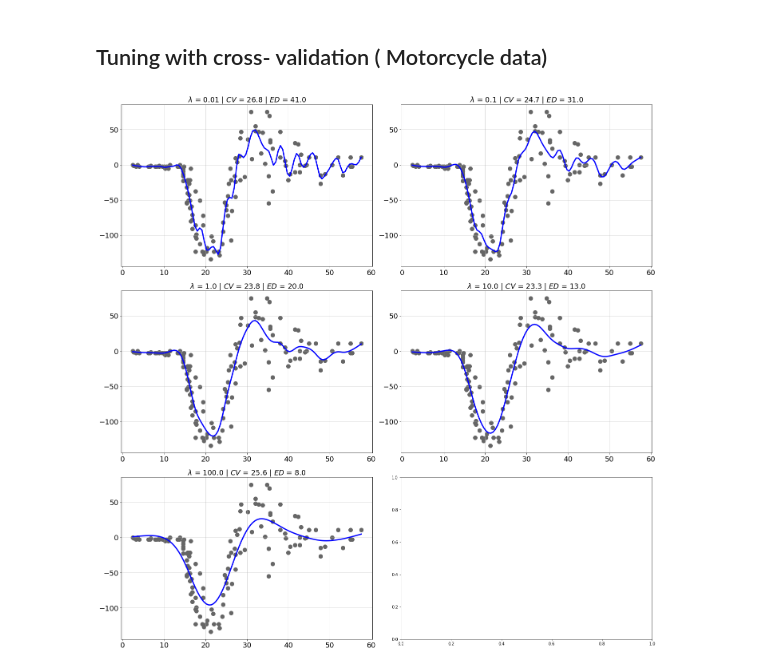
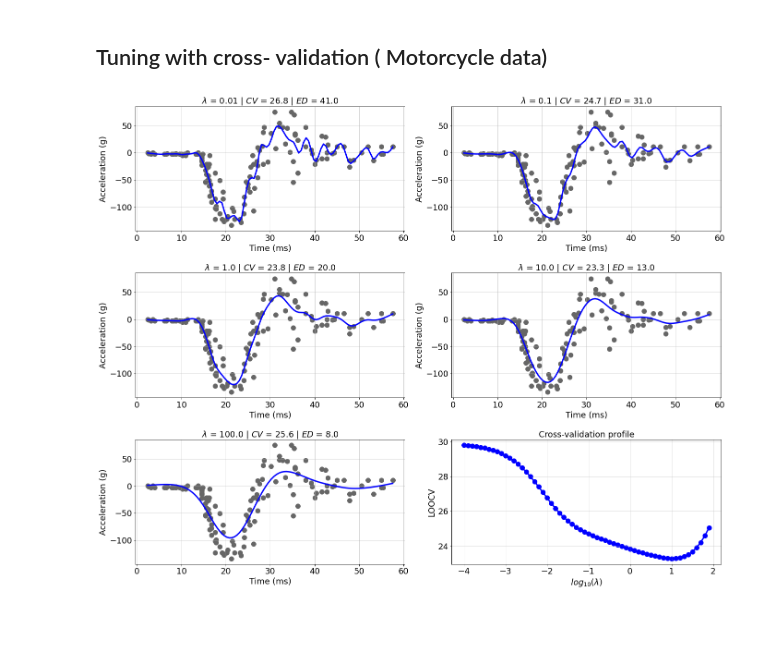
Before and after one commit to LorenzoPratesi/pypspline, a Jupyter notebook: notebooks/tuning_with_cross-validation_Motorcycle_data.ipynb, the cells around one changed output. Drawn from its saved outputs; the diff is of its cells as text; code cells hidden in the pictures; blank space fills up the shorter version.

Commit message:
Tuning with cross validation bug fixed

```diff
--- a/notebooks/tuning_with_cross-validation_Motorcycle_data.ipynb
+++ b/notebooks/tuning_with_cross-validation_Motorcycle_data.ipynb
@@ -11,34 +10,57 @@ p_spline = PSpline()
 # %%
 # Get the data
 mcycle = sm.datasets.get_rdataset('mcycle', 'MASS').data
 x = mcycle.times
 y = mcycle.accel
 
 # Basis parameters
 n_seg = 50
 b_deg = 3
 p_ord = 2
 
 fig_row, fig_col = 3, 2
-fig, axs = plt.subplots(fig_row, fig_col, figsize=(20, 20))
-fig.tight_layout(pad=4.0)
+fig, axs = plt.subplots(fig_row, fig_col, figsize=(20, 16))
+fig.tight_layout(pad=7.0)
 row, col = -1, 0
 
 # Explore 5 lambdas
 alphas = np.array([10 ** x for x in range(-2, 3)])
 F1 = pd.DataFrame({'x': x, 'y': y})
 for k in range(len(alphas)):
     # Fit P-splines
     fit = p_spline.ps_normal(x, y, n_seg=n_seg, b_deg=b_deg, p_ord=p_ord, alpha=alphas[k])
     F2 = pd.DataFrame({'xg': fit['x_grid'], 'yg': fit['y_grid']})
 
     # Build the graphs
     row, col = p_spline.plt_axs_idx(k, fig_col, row, col)
     axs[row, col].scatter(F1.x, F1.y, facecolors='#666666', s=100, zorder=1)
     axs[row, col].plot(F2.xg, F2.yg, c='b', zorder=2, linewidth=3)
-    axs[row, col].set_title(f"$\lambda$ = {alphas[k]} | $CV$ = {round(fit['cv'], 1)} | $ED$ = {round(fit['eff_dim'], 0)}", fontsize=18)
+    axs[row, col].set_title(
+        f"$\lambda$ = {alphas[k]} | $CV$ = {round(fit['cv'], 1)} | $ED$ = {round(fit['eff_dim'], 0)}", fontsize=18)
     axs[row, col].tick_params(axis='both', labelsize=18)
+    axs[row, col].set_xlabel('Time (ms)', fontsize=18)
+    axs[row, col].set_ylabel('Acceleration (g)', fontsize=18)
     axs[row, col].grid(linewidth=0.5)
-    axs[row, col].set_x(linewidth=0.5)
+
+# Calculate CV on log grid for lambda
+llambs = np.arange(-4, 2, .1)
+alphas = 10 ** llambs
+cvs = []
+for alpha in alphas:
+    fit = p_spline.ps_normal(x, y, n_seg=n_seg, b_deg=b_deg, p_ord=p_ord, alpha=alpha)
+    cvs.append(fit['cv'])
+
+F3 = pd.DataFrame({'x': llambs, 'y': cvs})
+cv_plot_row , cv_plot_col = 2, 1
+axs[cv_plot_row, cv_plot_col].scatter(F3.x, F3.y, facecolors='b', s=100, zorder=1)
+axs[cv_plot_row, cv_plot_col].plot(F3.x, F3.y, c='b', zorder=2, linewidth=3)
+axs[cv_plot_row, cv_plot_col].set_title("Cross-validation profile",  fontsize=18)
+axs[cv_plot_row, cv_plot_col].tick_params(axis='both', labelsize=18)
+axs[cv_plot_row, cv_plot_col].grid(linewidth=0.5)
+axs[cv_plot_row, cv_plot_col].set_xlabel('$log_{10}(\lambda)$', fontsize=18)
+axs[cv_plot_row, cv_plot_col].set_ylabel('LOOCV', fontsize=18)
+
+plt.savefig('../images/tuning_with_cross-validation_Motorcycle_data.png')
+plt.show()
 # %% [output]
-[figure, old version]
+[figure, new version]
```
Also changed, not shown: parts of 3 cells of this notebook, 11 other files.
